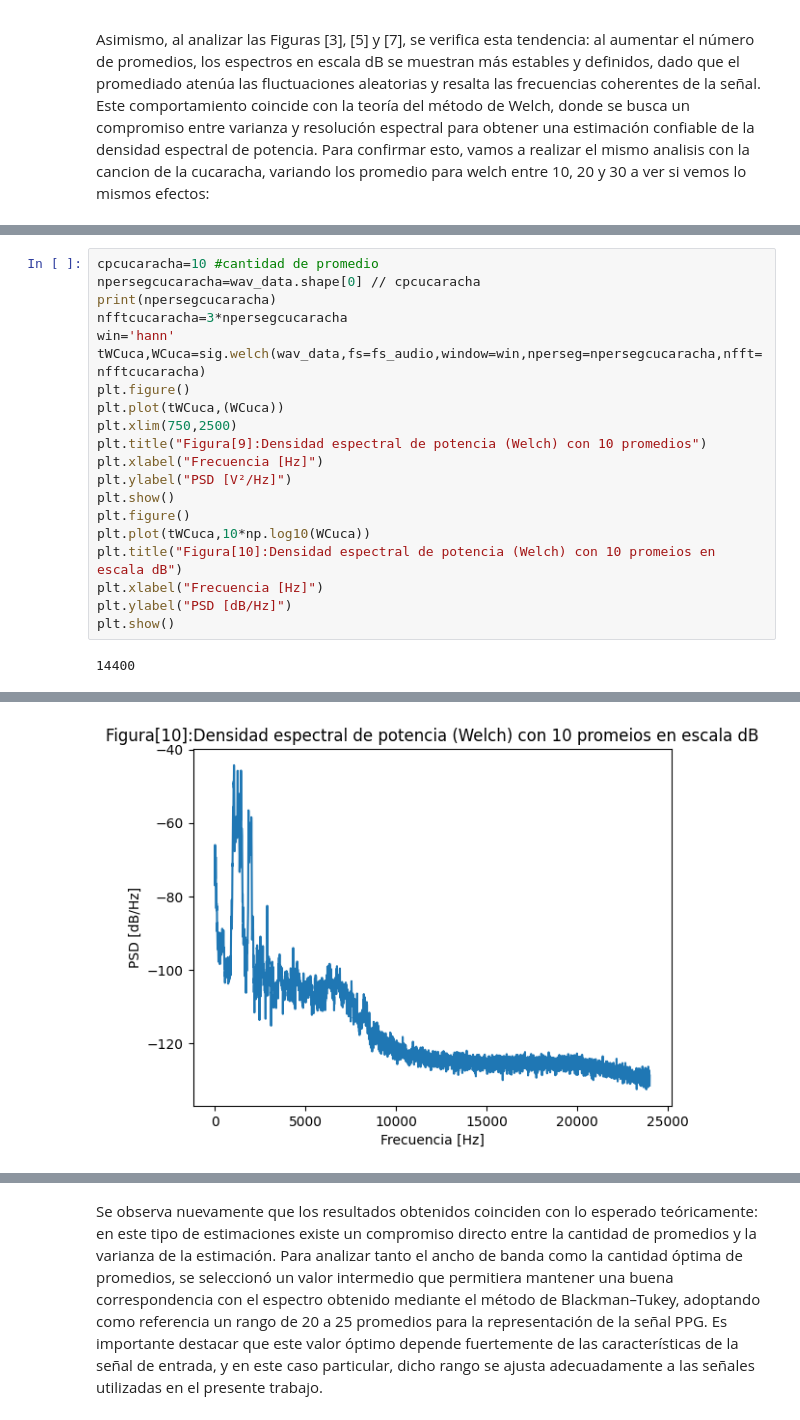
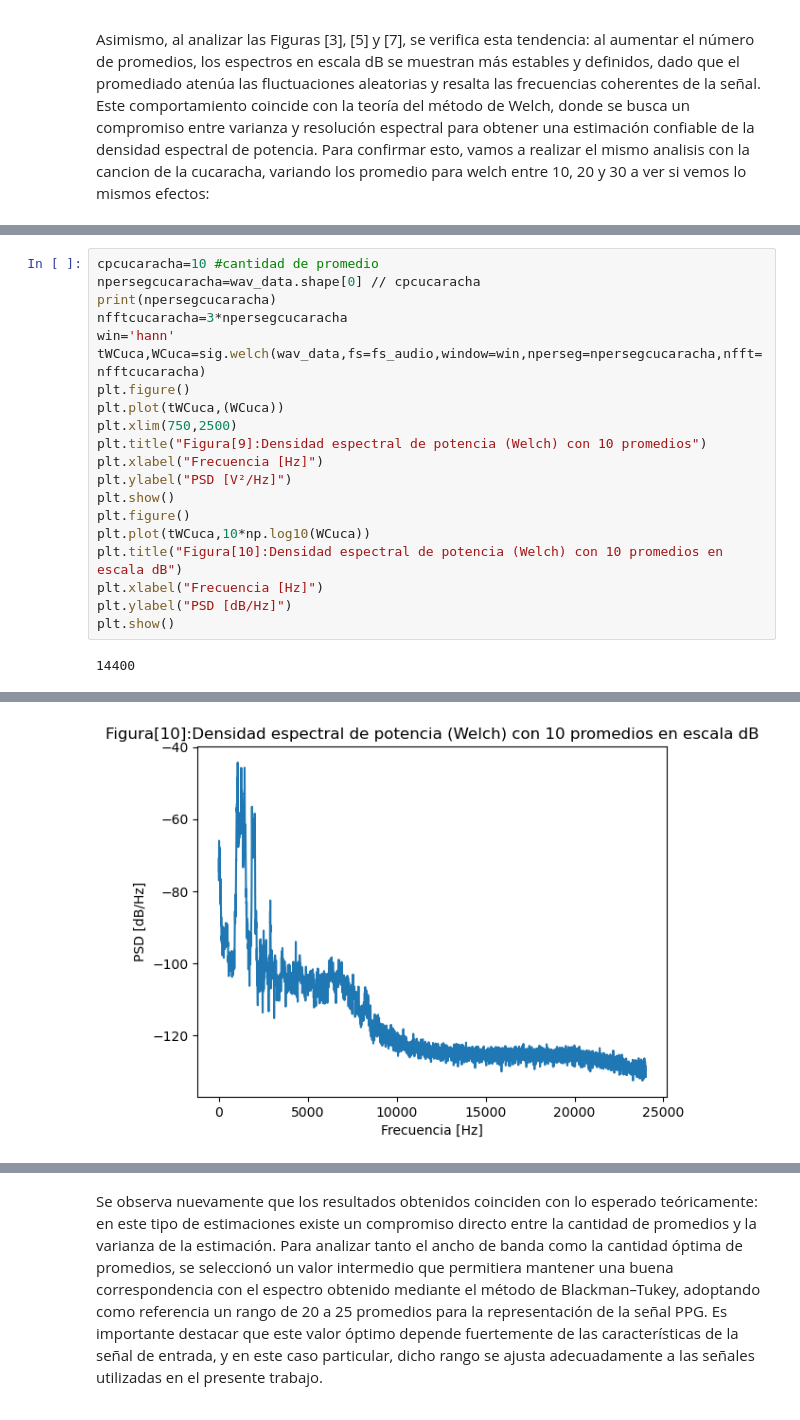
Before and after one commit to AugustoOjeda/TS5, a Jupyter notebook: TS5.ipynb, the cells around one changed output, grey strips where cells are left out. Cells and saved outputs as stored; diff of their text form.

```diff
--- a/TS5.ipynb
+++ b/TS5.ipynb
@@ -202,7 +204,7 @@ plt.ylabel("PSD [V²/Hz]")
 plt.show()
 plt.figure()
 plt.plot(tWCuca,10*np.log10(WCuca))
-plt.title("Figura[10]:Densidad espectral de potencia (Welch) con 10 promeios en escala dB")
+plt.title("Figura[10]:Densidad espectral de potencia (Welch) con 10 promedios en escala dB")
 plt.xlabel("Frecuencia [Hz]")
 plt.ylabel("PSD [dB/Hz]")
 plt.show()
@@ -212,4 +214,4 @@ plt.show()
-[figure, old version]
+[figure, new version]
 # %%
 cpcucaracha=20 #cantidad de promedio
 npersegcucaracha=wav_data.shape[0] // cpcucaracha
```
Also changed, not shown: parts of 19 cells of this notebook, 1 other file.
